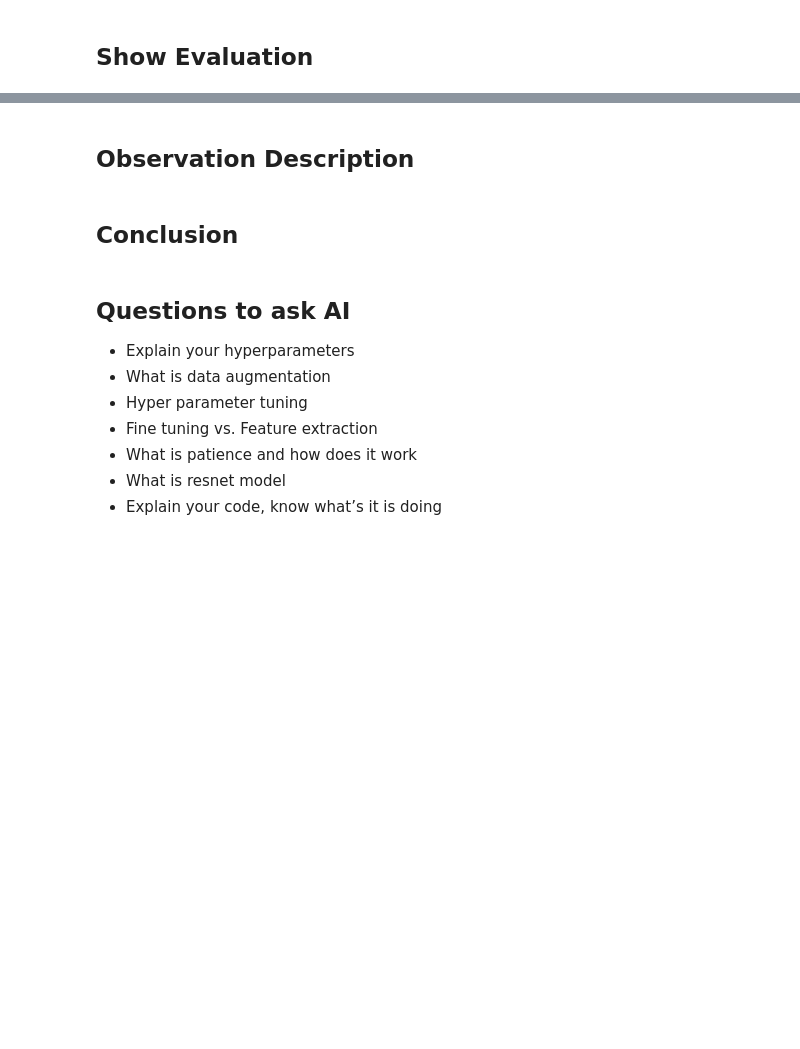
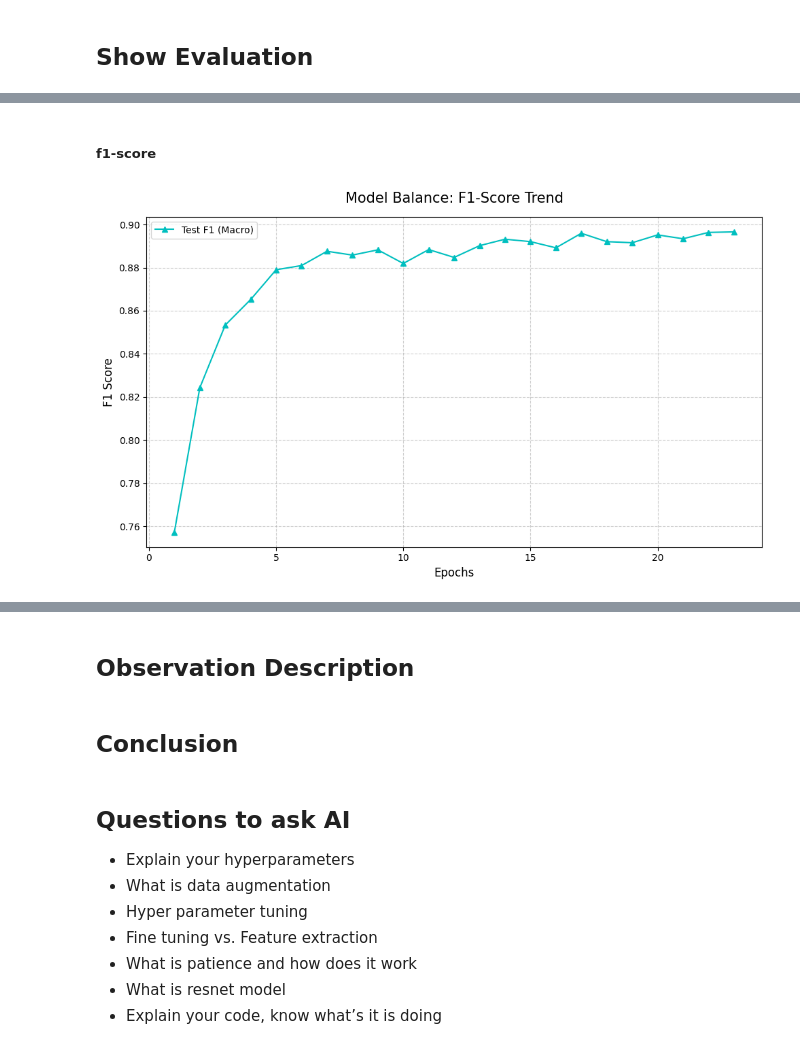
Before and after one commit to virwang/Fanshawe_DL_Pytorch26W, a Jupyter notebook: notebooks/Project_YunJiungWang.ipynb, the cells around one changed output, grey strips where cells are left out. Saved outputs shown, nothing was run; the diff lists cells and outputs as text; code cells hidden in the pictures; blank space fills up the shorter version.

```diff
--- a/notebooks/Project_YunJiungWang.ipynb
+++ b/notebooks/Project_YunJiungWang.ipynb
@@ -616,0 +828,6 @@ evaluation.print_detailed_analysis()
+# %% [markdown]
+##### f1-score
+# %%
+evaluation.plot_f1_score()
+# %% [output]
+[figure, added]
```
Also changed, not shown: parts of 62 cells of this notebook, 1 other file.
